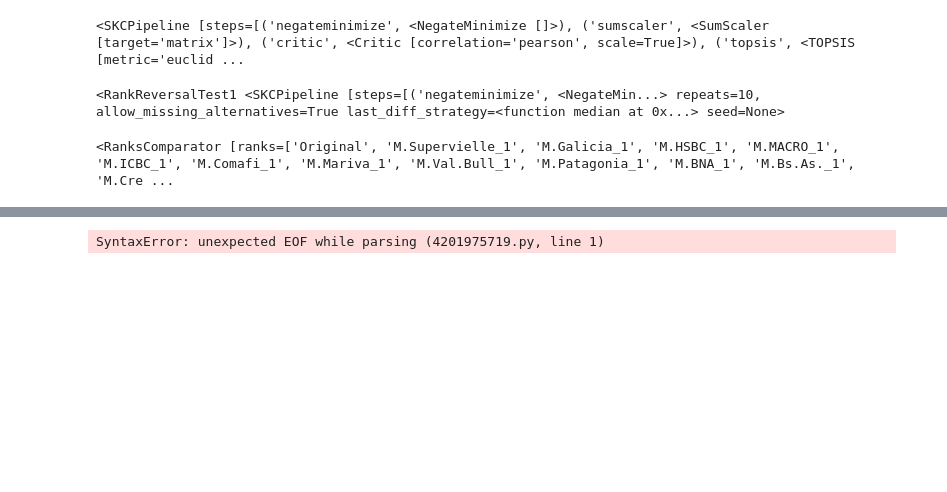
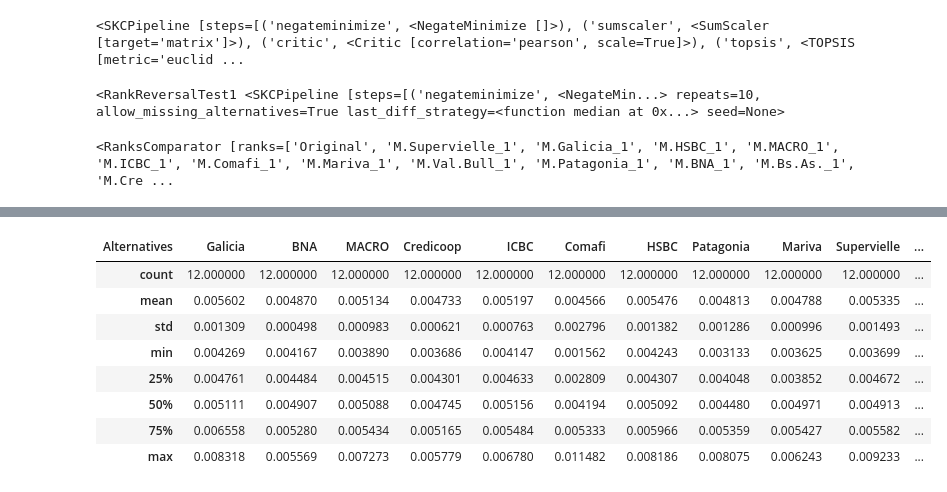
Before and after one commit to quatrope/garpar, a Jupyter notebook: draft/FCIevaluate.ipynb, the cells around one changed output, grey strips where cells are left out. Drawn from its saved outputs; the diff is of its cells as text; code cells hidden in the pictures; blank space fills up the shorter version.

```diff
--- a/draft/FCIevaluate.ipynb
+++ b/draft/FCIevaluate.ipynb
@@ -862,7 +901,15 @@ fig.tight_layout()
 # %%
-(dmt.matrix * dmt.weights).T.describe()[
+(dmt.matrix * dmt.weights).T.describe()
 # %% [output]
-SyntaxError: unexpected EOF while parsing (4201975719.py, line 1)
+| Alternatives | Galicia | BNA | MACRO | Credicoop | ICBC | Comafi | HSBC | Patagonia | Mariva | Supervielle | ... |
+| count | 12.000000 | 12.000000 | 12.000000 | 12.000000 | 12.000000 | 12.000000 | 12.000000 | 12.000000 | 12.000000 | 12.000000 | ... |
+| mean | 0.005602 | 0.004870 | 0.005134 | 0.004733 | 0.005197 | 0.004566 | 0.005476 | 0.004813 | 0.004788 | 0.005335 | ... |
+| std | 0.001309 | 0.000498 | 0.000983 | 0.000621 | 0.000763 | 0.002796 | 0.001382 | 0.001286 | 0.000996 | 0.001493 | ... |
+| min | 0.004269 | 0.004167 | 0.003890 | 0.003686 | 0.004147 | 0.001562 | 0.004243 | 0.003133 | 0.003625 | 0.003699 | ... |
+| 25% | 0.004761 | 0.004484 | 0.004515 | 0.004301 | 0.004633 | 0.002809 | 0.004307 | 0.004048 | 0.003852 | 0.004672 | ... |
+| 50% | 0.005111 | 0.004907 | 0.005088 | 0.004745 | 0.005156 | 0.004194 | 0.005092 | 0.004480 | 0.004971 | 0.004913 | ... |
+| 75% | 0.006558 | 0.005280 | 0.005434 | 0.005165 | 0.005484 | 0.005333 | 0.005966 | 0.005359 | 0.005427 | 0.005582 | ... |
+| max | 0.008318 | 0.005569 | 0.007273 | 0.005779 | 0.006780 | 0.011482 | 0.008186 | 0.008075 | 0.006243 | 0.009233 | ... |
 # %%
 fig, ax = plt.subplots()
 fig.set_size_inches(13,8)
```
Also changed, not shown: parts of 9 cells of this notebook.
